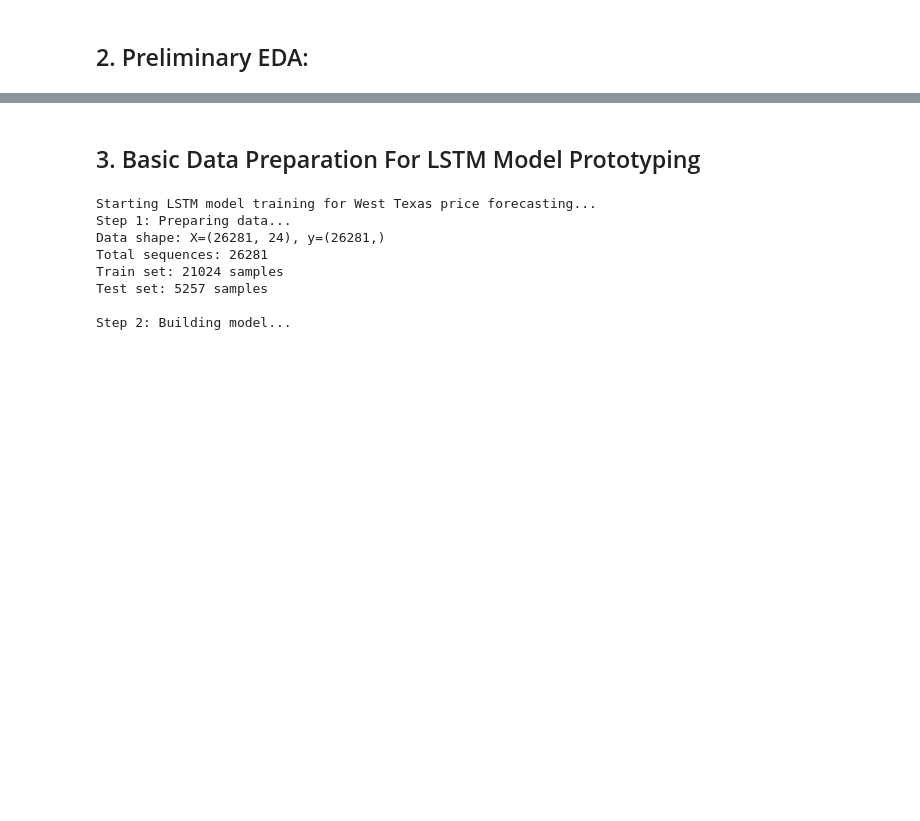
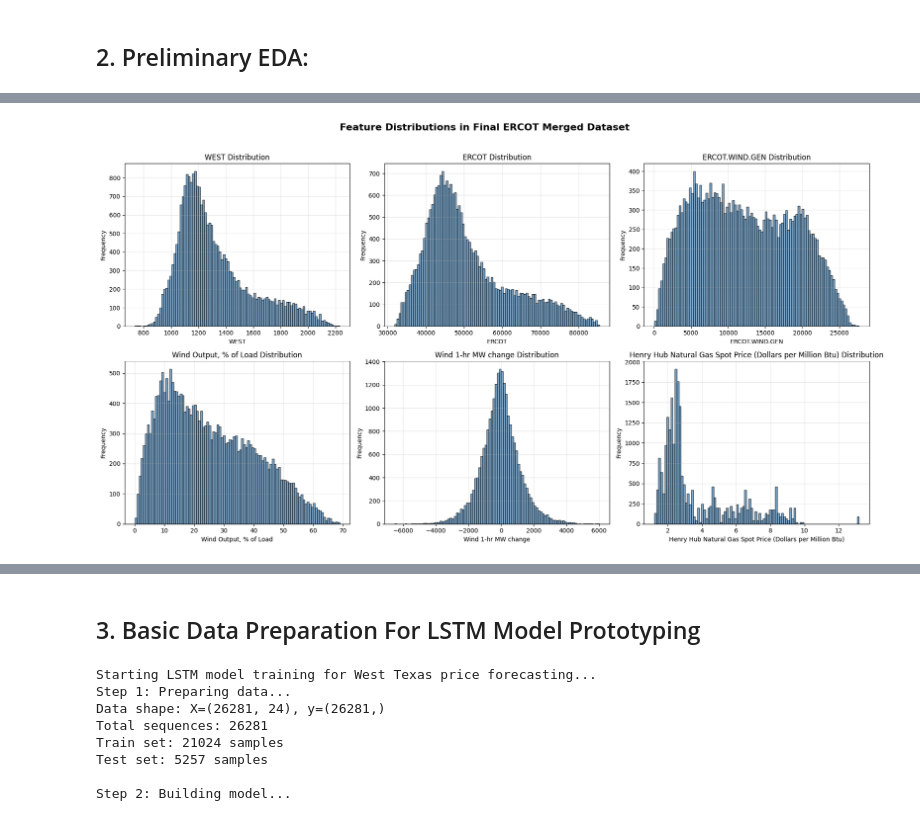
Before and after one commit to MibhaelGray/LSTM-Solar-Production-ERCOT, a Jupyter notebook: notebooks/model.ipynb, the cells around one changed output, grey strips where cells are left out. Cells and saved outputs as stored; diff of their text form; code cells hidden in the pictures; blank space fills up the shorter version.

```diff
--- a/notebooks/model.ipynb
+++ b/notebooks/model.ipynb
@@ -148,0 +144,27 @@ plt.show()
+# %%
+# List of feature columns to plot (excluding the target and datetime)
+feature_cols = [
+    'WEST',
+    'ERCOT',
+    'ERCOT.WIND.GEN',
+    'Wind Output, % of Load',
+    'Wind 1-hr MW change',
+    'Henry Hub Natural Gas Spot Price (Dollars per Million Btu)'
+]
+
+fig, axes = plt.subplots(2, 3, figsize=(18, 10))
+fig.suptitle('Feature Distributions in Final ERCOT Merged Dataset', fontsize=16, fontweight='bold')
+
+for i, col in enumerate(feature_cols):
+    ax = axes[i // 3, i % 3]
+    data = final_ercot[col].dropna()
+    ax.hist(data, bins=100, alpha=0.7, color='steelblue', edgecolor='black')
+    ax.set_title(f'{col} Distribution')
+    ax.set_xlabel(col)
+    ax.set_ylabel('Frequency')
+    ax.grid(True, alpha=0.3)
+
+plt.tight_layout(rect=[0, 0, 1, 0.96])
+plt.show()
+# %% [output]
+[figure, added]
```
Also changed, not shown: parts of 3 cells of this notebook, 8 other files.
